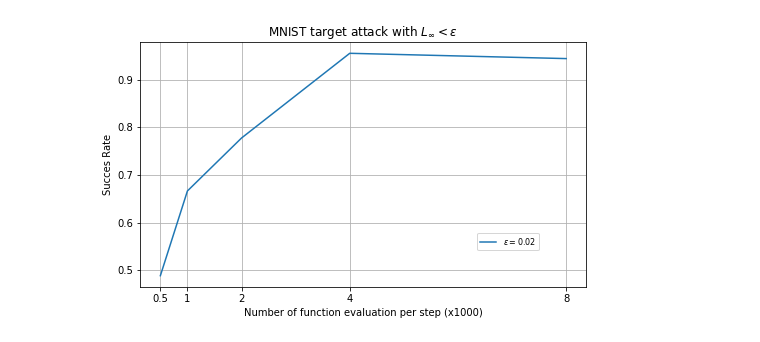
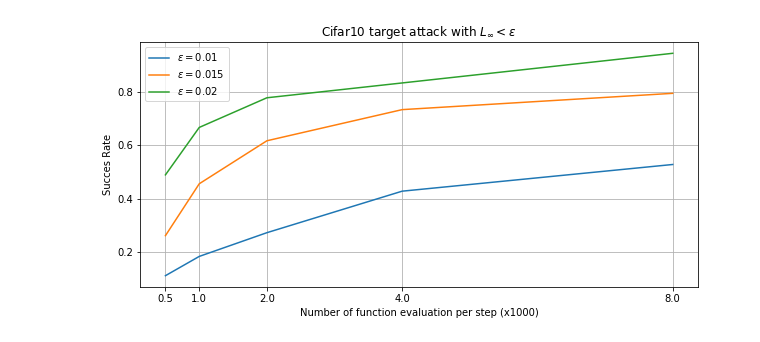
Before and after one commit to f-grimaldi/AdvAttack, a Jupyter notebook: results/ClassicZSCG/ZSCG_Cifar10_results_analysis.ipynb, the cells around one changed output. Cells and saved outputs as stored; diff of their text form; code cells hidden in the pictures.

```diff
--- a/results/ClassicZSCG/ZSCG_Cifar10_results_analysis.ipynb
+++ b/results/ClassicZSCG/ZSCG_Cifar10_results_analysis.ipynb
@@ -38,21 +52,18 @@ plt.show()
 # %%
-max_time = [df005['Time per attack'].max()]
+max_time = CUI.MeanTime.max()
+def SR(df):
+    return [0] + df.SuccesRate.tolist() + [df.SuccesRate.max()]
+def Time(df):
+    return sorted([0] + df.MeanTime.tolist() + [max_time])
 
-def SR(df):
-    return [0] + df['Succes Rate'].tolist() + [df['Succes Rate'].max()]
-
-
-
-
-fig = plt.figure(figsize=(8, 4.5))
-plt.title('MNIST untarget attack with $L_{\infty} < \epsilon$')
-plt.plot([0] + df005['Time per attack'].tolist() + max_time, SR(df005), label=r'$\epsilon = 0.01$')
-plt.plot([0] + df01['Time per attack'].tolist() + max_time, SR(df01), label=r'$\epsilon = 0.01$')
-plt.plot([0] + df02['Time per attack'].tolist() + max_time, SR(df02), label=r'$\epsilon = 0.02$')
-
+fig = plt.figure(figsize=(10, 4.5))
+plt.title('Cifar10 untarget attack with $L_{\infty} < \epsilon$')
+for eps in epsilon_list:
+    c = CUI.Epsilon == eps
+    plt.plot(Time(CUI[c]), SR(CUI[c]), label = r'$\epsilon = {}$'.format(eps))
 plt.ylabel('Succes Rate')
 plt.xlabel('Time taken per step (s)')
-plt.legend(loc=[1, 0.64])
+plt.legend()
 plt.grid()
 plt.show()
 # %% [output]
@@ -73,0 +73,7 @@ dft02
+# %%
+CTI = pd.read_csv('CTI.csv', index_col=0)
+print('MTI has shape: {}'.format(CTI.shape))
+epsilon_list = list(CTI.Epsilon.unique())
+print('The upper bounds on the norm are:\n{}'.format(epsilon_list))
+n_gradient = sorted(list(CTI.NGradient.unique()))
+CTI
@@ -74,12 +99,14 @@ dft02
 # %%
-fig = plt.figure(figsize=(8, 4.5))
-plt.title('MNIST target attack with $L_{\infty} < \epsilon$')
-plt.plot(dft02['# Gradient Estimation'], dft02['Succes Rate'], label=r'$\epsilon = 0.02$')
+fig = plt.figure(figsize=(10, 4.5))
+plt.title('Cifar10 target attack with $L_{\infty} < \epsilon$')
+for eps in epsilon_list:
+    c = CTI.Epsilon == eps
+    plt.plot(CTI.NGradient[c], CTI.SuccesRate[c], label = r'$\epsilon = {}$'.format(eps))
 plt.ylabel('Succes Rate')
 plt.xlabel('Number of function evaluation per step (x1000)')
-plt.xticks( [500, 1000, 2000, 4000, 8000], [0.5, 1, 2, 4, 8], rotation=0)
-plt.legend(loc=[0.755, 0.15], prop={'size': 8})
+plt.xticks(n_gradient, np.array(n_gradient)/1000, rotation=0)
+plt.legend()
 plt.grid()
 plt.show()
 # %% [output]
-[figure, old version]
+[figure, new version]
```
Also changed, not shown: parts of 18 cells of this notebook, 30 other files.
